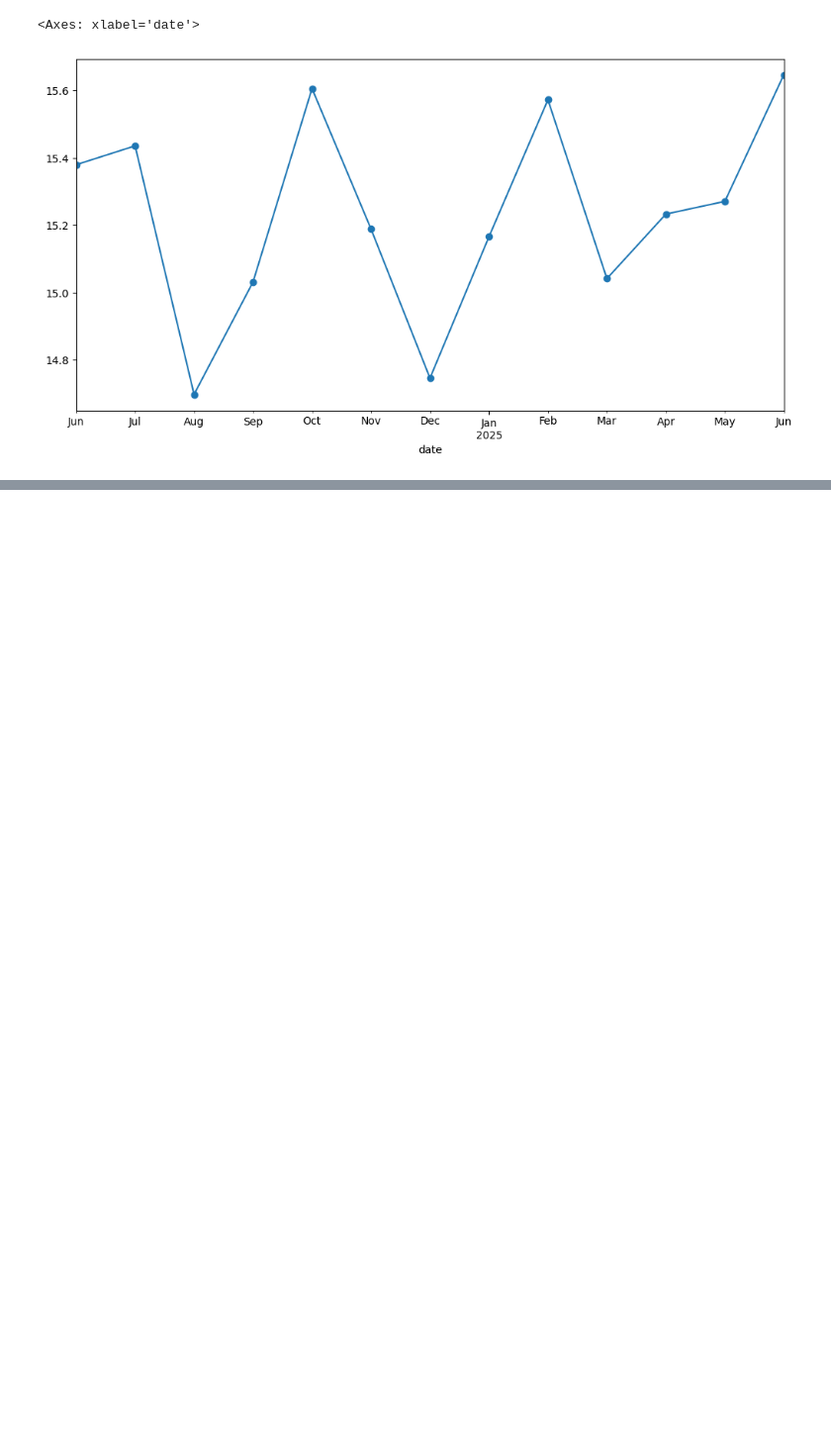
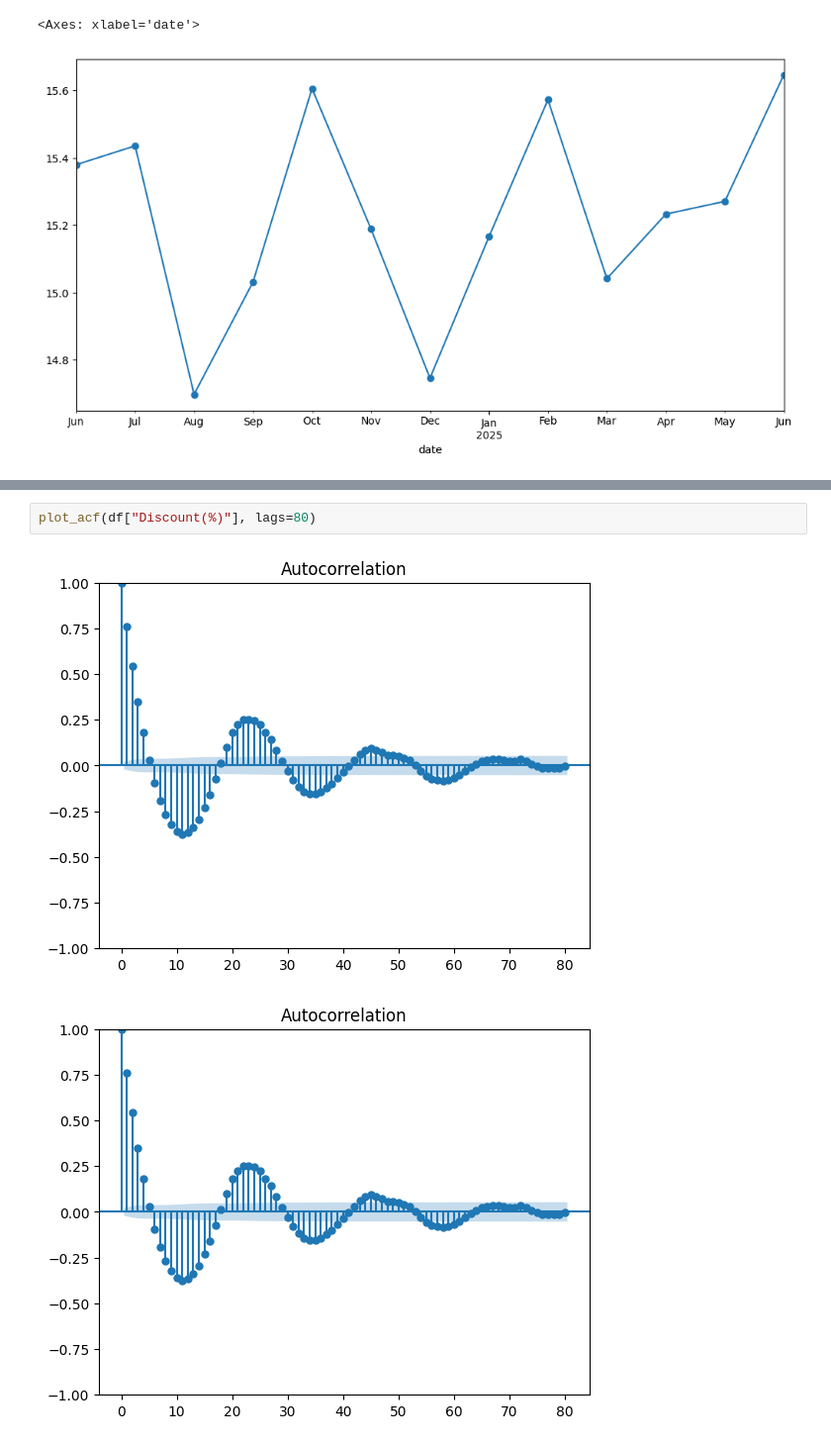
Before and after one commit to dealcatcher/jupyter-lab-models, a Jupyter notebook: sarima_smart.ipynb, the cells around one changed output, grey strips where cells are left out. Shown at 99% size. Cells and saved outputs as stored; diff of their text form; blank space fills up the shorter version.

```diff
--- a/sarima_smart.ipynb
+++ b/sarima_smart.ipynb
@@ -122,0 +158,5 @@ sns.countplot(x="weekday", data=df)
+# %%
+plot_acf(df["Discount(%)"], lags=80)
+# %% [output]
+[figure, added]
+[figure, added]
```
Also changed, not shown: parts of 9 cells of this notebook, 3 other files.
